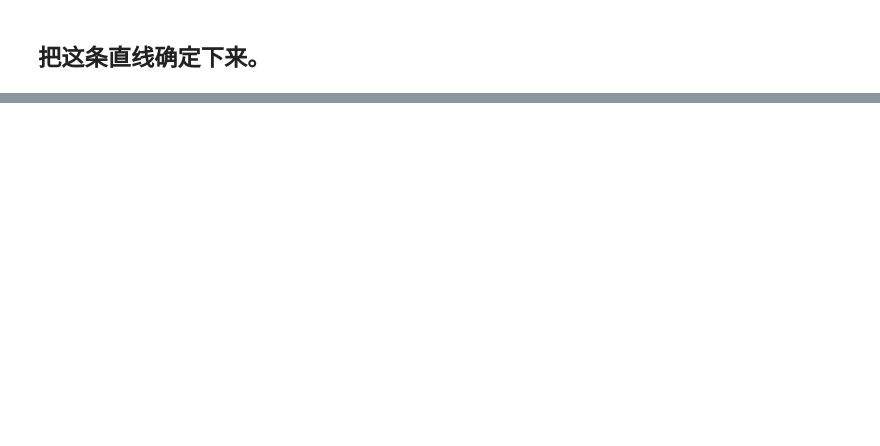
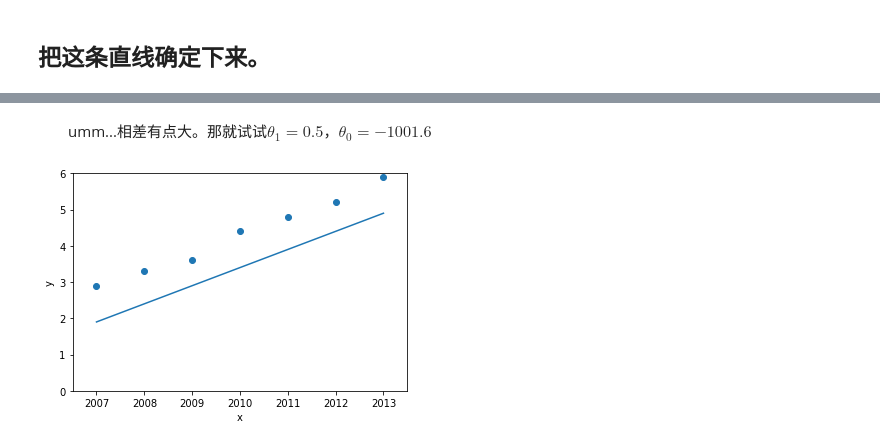
Before and after one commit to Chunngai/notes, a Jupyter notebook: machine learning/linear regression/linear regression.ipynb, the cells around one changed output, grey strips where cells are left out. Saved outputs shown, nothing was run; the diff lists cells and outputs as text; code cells hidden in the pictures; blank space fills up the shorter version.

```diff
--- a/machine learning/linear regression/linear regression.ipynb
+++ b/machine learning/linear regression/linear regression.ipynb
@@ -127,11 +115,0 @@ plt.show()
-# %%
-def f2(x):
-    return x * 0.5 - 1000.3
-
-plt.scatter(x, y)
-for i, j in zip(x, y):
-    plt.text(i, j, (i,j), ha='center', va='bottom', fontsize=10)
-plt.plot([2006, 2013], [f2(2006), f2(2013)])
-plt.xlabel("x")
-plt.ylabel("y")
-plt.show()
@@ -144,0 +134,15 @@ plt.show()
+# %% [markdown]
+&emsp;&emsp;umm...相差有点大。那就试试$\theta_1 = 0.5$，$\theta_0 = -1001.6$
+# %%
+def f2(x):
+    return x * 0.5 - 1001.6
+
+plt.scatter(x, y)
+plt.plot([2007, 2013], [f2(2007), f2(2013)])
+plt.axis([2006.5, 2013.5, -100, 25])
+plt.axis([2006.5, 2013.5, 0, 6])
+plt.xlabel("x")
+plt.ylabel("y")
+plt.show()
+# %% [output]
+[figure, added]
```
Also changed, not shown: parts of 73 cells of this notebook, 9 other files.
